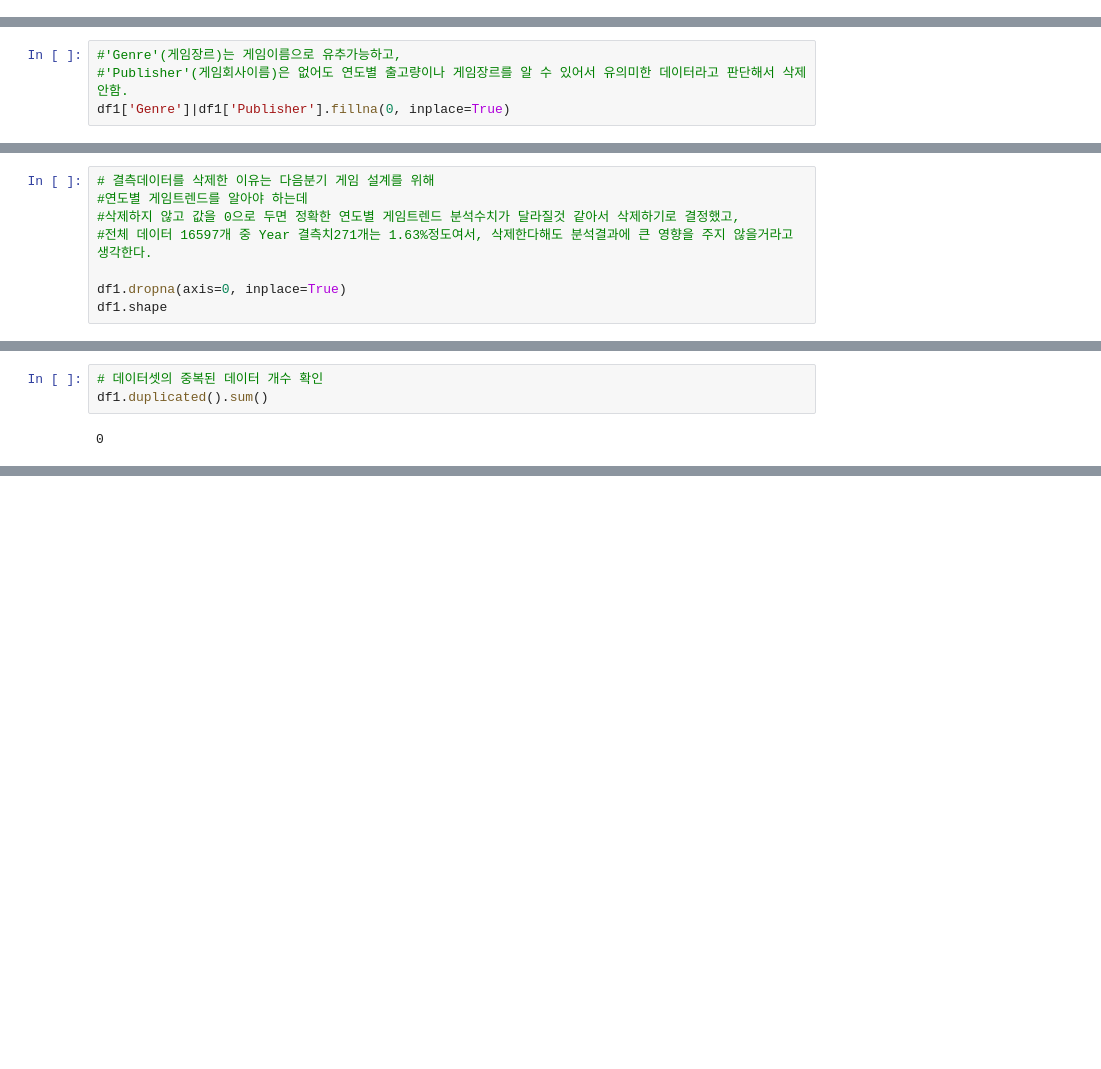
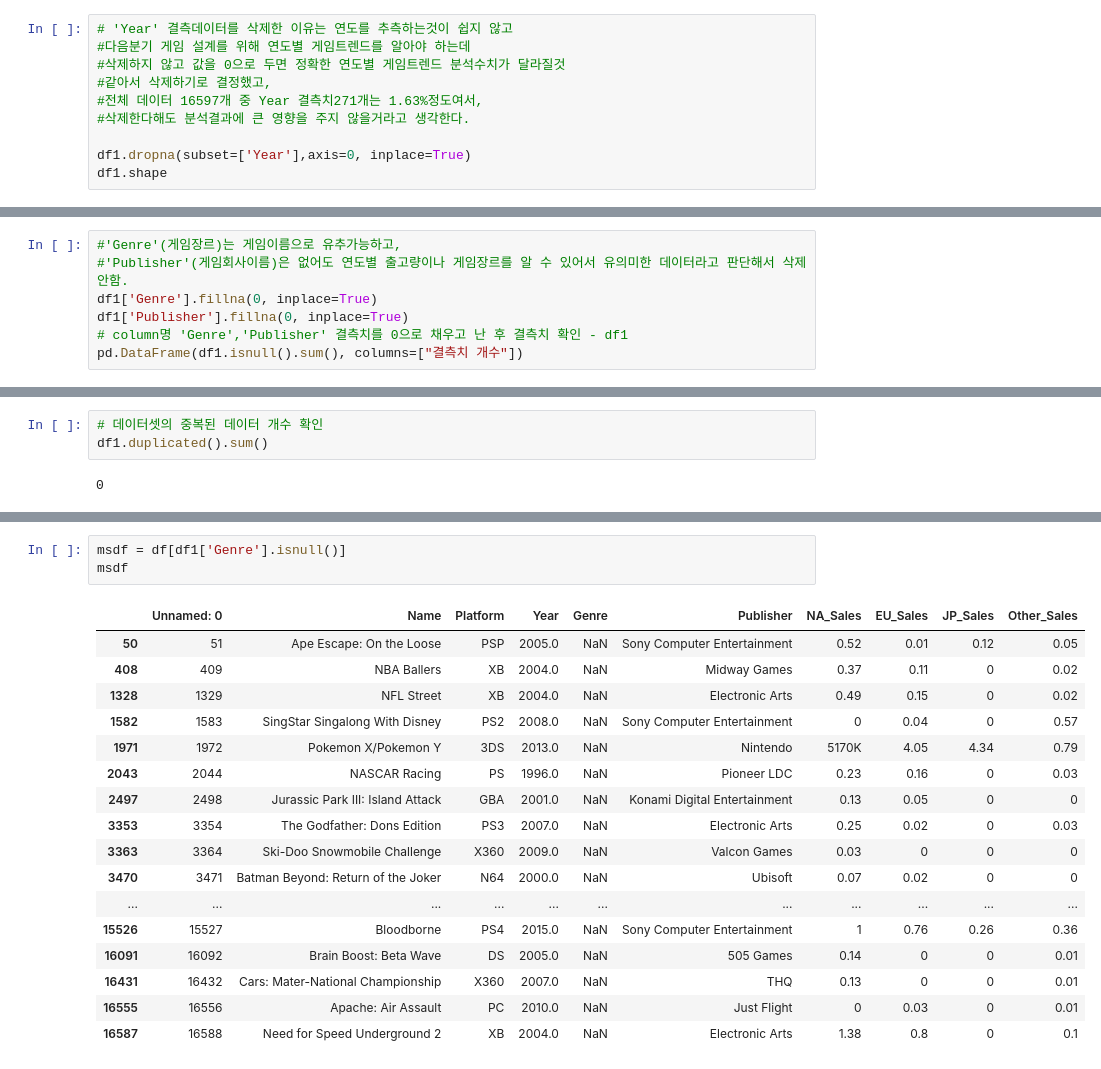
Before and after one commit to severancej/colorful_project, a Jupyter notebook: AI_14_장지은_Section1.ipynb, the cells around one changed output, grey strips where cells are left out. Drawn from its saved outputs; the diff is of its cells as text; blank space fills up the shorter version.

```diff
--- a/AI_14_장지은_Section1.ipynb
+++ b/AI_14_장지은_Section1.ipynb
@@ -83,3 +87,13 @@ pd.DataFrame(df1.isnull().sum(), columns=["결측치 개수"])
 | EU_Sales | 0 |
 | JP_Sales | 0 |
 | Other_Sales | 0 |
+# %%
+# 'Year' 결측데이터를 삭제한 이유는 연도를 추측하는것이 쉽지 않고
+#다음분기 게임 설계를 위해 연도별 게임트렌드를 알아야 하는데
+#삭제하지 않고 값을 0으로 두면 정확한 연도별 게임트렌드 분석수치가 달라질것
+#같아서 삭제하기로 결정했고,
+#전체 데이터 16597개 중 Year 결측치271개는 1.63%정도여서,
+#삭제한다해도 분석결과에 큰 영향을 주지 않을거라고 생각한다.
+
+df1.dropna(subset=['Year'],axis=0, inplace=True)
+df1.shape
@@ -116,0 +127,7 @@ Name: Genre, dtype: int64
+# %%
+#'Genre'(게임장르)는 게임이름으로 유추가능하고,
+#'Publisher'(게임회사이름)은 없어도 연도별 출고량이나 게임장르를 알 수 있어서 유의미한 데이터라고 판단해서 삭제 안함.
+df1['Genre'].fillna(0, inplace=True)
+df1['Publisher'].fillna(0, inplace=True)
+# column명 'Genre','Publisher' 결측치를 0으로 채우고 난 후 결측치 확인 - df1
+pd.DataFrame(df1.isnull().sum(), columns=["결측치 개수"])
@@ -132,7 +163,3 @@ df1[df1['Year'].isnull()]
 | 16425 | 16426 | Yoostar on MTV | X360 | NaN | Misc | Unknown | 0.06 | 0 | 0 | 0 |
 | 16432 | 16433 | Bejeweled 3 | X360 | NaN | Puzzle | Unknown | 0.13 | 0 | 0 | 0.01 |
 271 rows × 10 columns
-# %%
-#'Genre'(게임장르)는 게임이름으로 유추가능하고,
-#'Publisher'(게임회사이름)은 없어도 연도별 출고량이나 게임장르를 알 수 있어서 유의미한 데이터라고 판단해서 삭제 안함.
-df1['Genre']|df1['Publisher'].fillna(0, inplace=True)
@@ -167,8 +165,0 @@ pd.DataFrame(df1.isnull().sum(), columns=["결측치 개수"])
-# %%
-# 결측데이터를 삭제한 이유는 다음분기 게임 설계를 위해
-#연도별 게임트렌드를 알아야 하는데
-#삭제하지 않고 값을 0으로 두면 정확한 연도별 게임트렌드 분석수치가 달라질것 같아서 삭제하기로 결정했고,
-#전체 데이터 16597개 중 Year 결측치271개는 1.63%정도여서, 삭제한다해도 분석결과에 큰 영향을 주지 않을거라고 생각한다.
-
-df1.dropna(axis=0, inplace=True)
-df1.shape
@@ -209,0 +219,21 @@ df1.duplicated().sum()
+# %%
+msdf = df[df1['Genre'].isnull()]
+msdf
+# %% [output]
+|  | Unnamed: 0 | Name | Platform | Year | Genre | Publisher | NA_Sales | EU_Sales | JP_Sales | Other_Sales |
+| 50 | 51 | Ape Escape: On the Loose | PSP | 2005.0 | NaN | Sony Computer Entertainment | 0.52 | 0.01 | 0.12 | 0.05 |
+| 408 | 409 | NBA Ballers | XB | 2004.0 | NaN | Midway Games | 0.37 | 0.11 | 0 | 0.02 |
+| 1328 | 1329 | NFL Street | XB | 2004.0 | NaN | Electronic Arts | 0.49 | 0.15 | 0 | 0.02 |
+| 1582 | 1583 | SingStar Singalong With Disney | PS2 | 2008.0 | NaN | Sony Computer Entertainment | 0 | 0.04 | 0 | 0.57 |
+| 1971 | 1972 | Pokemon X/Pokemon Y | 3DS | 2013.0 | NaN | Nintendo | 5170K | 4.05 | 4.34 | 0.79 |
+| 2043 | 2044 | NASCAR Racing | PS | 1996.0 | NaN | Pioneer LDC | 0.23 | 0.16 | 0 | 0.03 |
+| 2497 | 2498 | Jurassic Park III: Island Attack | GBA | 2001.0 | NaN | Konami Digital Entertainment | 0.13 | 0.05 | 0 | 0 |
+| 3353 | 3354 | The Godfather: Dons Edition | PS3 | 2007.0 | NaN | Electronic Arts | 0.25 | 0.02 | 0 | 0.03 |
+| 3363 | 3364 | Ski-Doo Snowmobile Challenge | X360 | 2009.0 | NaN | Valcon Games | 0.03 | 0 | 0 | 0 |
+| 3470 | 3471 | Batman Beyond: Return of the Joker | N64 | 2000.0 | NaN | Ubisoft | 0.07 | 0.02 | 0 | 0 |
+| ... | ... | ... | ... | ... | ... | ... | ... | ... | ... | ... |
+| 15526 | 15527 | Bloodborne | PS4 | 2015.0 | NaN | Sony Computer Entertainment | 1 | 0.76 | 0.26 | 0.36 |
+| 16091 | 16092 | Brain Boost: Beta Wave | DS | 2005.0 | NaN | 505 Games | 0.14 | 0 | 0 | 0.01 |
+| 16431 | 16432 | Cars: Mater-National Championship | X360 | 2007.0 | NaN | THQ | 0.13 | 0 | 0 | 0.01 |
+| 16555 | 16556 | Apache: Air Assault | PC | 2010.0 | NaN | Just Flight | 0 | 0.03 | 0 | 0.01 |
+| 16587 | 16588 | Need for Speed Underground 2 | XB | 2004.0 | NaN | Electronic Arts | 1.38 | 0.8 | 0 | 0.1 |
```
Also changed, not shown: parts of 16 cells of this notebook.
